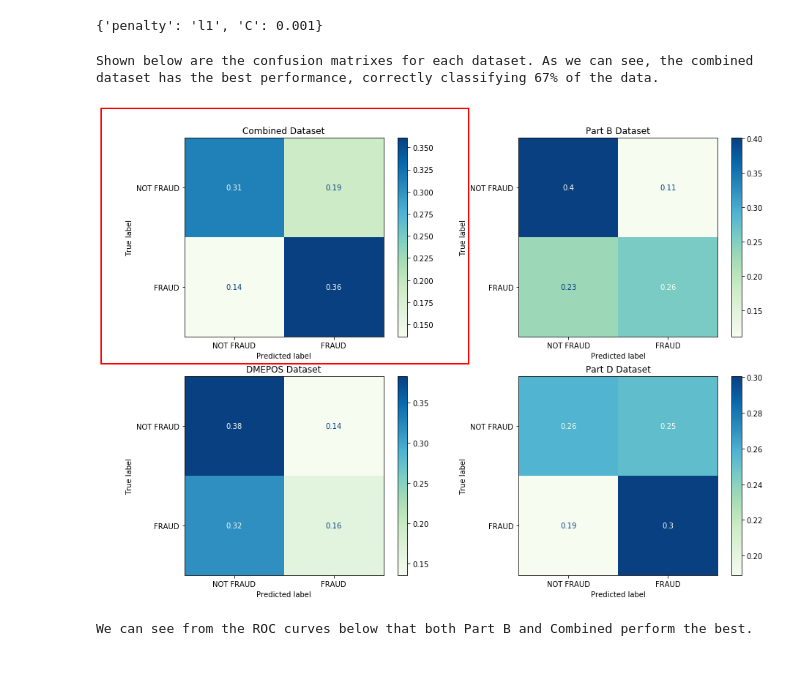
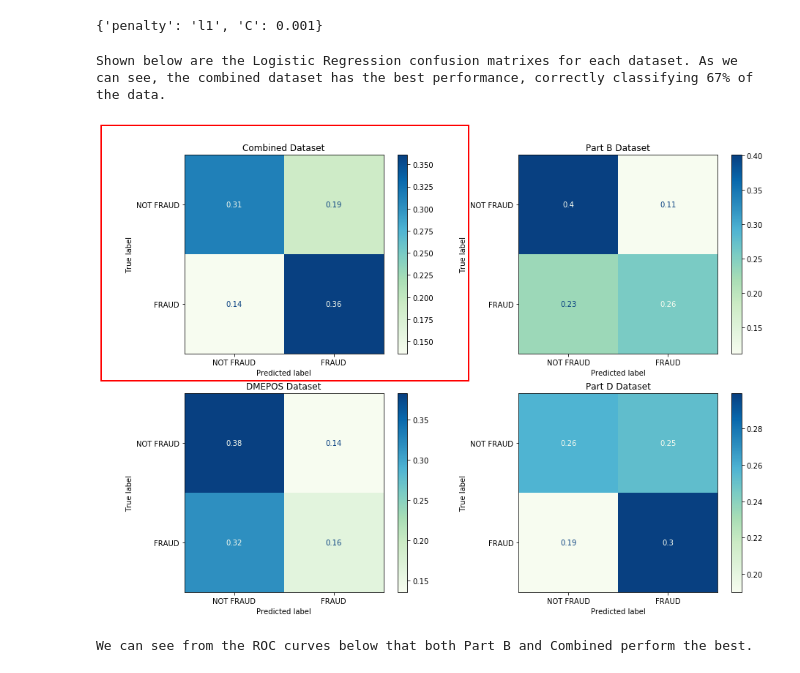
Before and after one commit to brenfrrs/medicare_fraud, a Jupyter notebook: modeling.ipynb, the cells around one changed output. Drawn from its saved outputs; the diff is of its cells as text; code cells hidden in the pictures.

Commit message:
fixed linear regression naming to logistic regression

```diff
--- a/modeling.ipynb
+++ b/modeling.ipynb
@@ -80,45 +80,45 @@ X_train_combined, X_test_combined, y_train_combined, y_test_combined = train_tes
 L1 (Lasso) regression is used to remove the effect of coefficients that provide little predictive power.
 # %%
 #instantiate the models
-linreg_b = LogisticRegression(max_iter=10**4, penalty='l1', solver='saga')
-linreg_d = LogisticRegression(max_iter=10**4, penalty='l1', solver='saga')
-linreg_dmepos = LogisticRegression(max_iter=10**4, penalty='l1', solver='saga')
-linreg_combined = LogisticRegression(max_iter=10**4, penalty='l1', solver='saga')
+logreg_b = LogisticRegression(max_iter=10**4, penalty='l1', solver='saga')
+logreg_d = LogisticRegression(max_iter=10**4, penalty='l1', solver='saga')
+logreg_dmepos = LogisticRegression(max_iter=10**4, penalty='l1', solver='saga')
+logreg_combined = LogisticRegression(max_iter=10**4, penalty='l1', solver='saga')
 # %%
-param_grid_linreg = {
+param_grid_logreg = {
     'penalty': ['l1', 'l2', 'elasticnet'],
     'C': [.01, .05, .001],
 }
 # %%
-grid_tree_linreg_b = RandomizedSearchCV(linreg_b,
-                                  param_grid_linreg,
+grid_tree_logreg_b = RandomizedSearchCV(logreg_b,
+                                  param_grid_logreg,
                                   cv=5,
                                   n_jobs=-1,
                                   scoring='f1')
 
-grid_tree_linreg_d = RandomizedSearchCV(linreg_d,
-                                  param_grid_linreg,
+grid_tree_logreg_d = RandomizedSearchCV(logreg_d,
+                                  param_grid_logreg,
                                   cv=5,
                                   n_jobs=-1,
                                   scoring='f1')
 
-grid_tree_linreg_dmepos = RandomizedSearchCV(linreg_dmepos,
-                                  param_grid_linreg,
+grid_tree_logreg_dmepos = RandomizedSearchCV(logreg_dmepos,
+                                  param_grid_logreg,
                                   cv=5,
                                   n_jobs=-1,
                                   scoring='f1')
 
-grid_tree_linreg_combined = RandomizedSearchCV(linreg_combined,
-                                  param_grid_linreg,
+grid_tree_logreg_combined = RandomizedSearchCV(logreg_combined,
+                                  param_grid_logreg,
                                   cv=5,
                                   n_jobs=-1,
                                   scoring='f1')
 # %%
 #fit the models to the training data
-grid_tree_linreg_b.fit(X_train_b, y_train_b)
-grid_tree_linreg_d.fit(X_train_d, y_train_d)
-grid_tree_linreg_dmepos.fit(X_train_dmepos, y_train_dmepos)
-grid_tree_linreg_combined.fit(X_train_combined, y_train_combined)
+grid_tree_logreg_b.fit(X_train_b, y_train_b)
+grid_tree_logreg_d.fit(X_train_d, y_train_d)
+grid_tree_logreg_dmepos.fit(X_train_dmepos, y_train_dmepos)
+grid_tree_logreg_combined.fit(X_train_combined, y_train_combined)
 # %% [output]
 RandomizedSearchCV(cv=5,
                    estimator=LogisticRegression(max_iter=10000, penalty='l1',
@@ -144,39 +144,39 @@ fig.set_size_inches(15, 11)
 
 # Draw rectangle around best performing dataset.
 rect = plt.Rectangle(
     # (lower-left corner), width, height
     (0.05, 0.49), 0.465, 0.44, fill=False, color="r", lw=2,
     zorder=1000, transform=fig.transFigure, figure=ax[0,0]
 )
 fig.patches.extend([rect])
 
 
 
-confusion_matrix_combined = metrics.plot_confusion_matrix(grid_tree_linreg_combined, X_test_combined, y_test_combined, cmap= "GnBu", ax = ax[0,0], normalize='all')
+confusion_matrix_combined = metrics.plot_confusion_matrix(grid_tree_logreg_combined, X_test_combined, y_test_combined, cmap= "GnBu", ax = ax[0,0], normalize='all')
 ax[0,0].set_title('Combined Dataset')
 ax[0,0].set_xticklabels(['NOT FRAUD','FRAUD'])
 ax[0,0].set_yticklabels(['NOT FRAUD','FRAUD'])
 
-confusion_matrix_partb = metrics.plot_confusion_matrix(grid_tree_linreg_b, X_test_b, y_test_b, cmap= "GnBu", ax = ax[0,1], normalize='all')
+confusion_matrix_partb = metrics.plot_confusion_matrix(grid_tree_logreg_b, X_test_b, y_test_b, cmap= "GnBu", ax = ax[0,1], normalize='all')
 ax[0,1].set_title('Part B Dataset')
 ax[0,1].set_xticklabels(['NOT FRAUD','FRAUD'])
 ax[0,1].set_yticklabels(['NOT FRAUD','FRAUD'])
 
 
-confusion_matrix_partd = metrics.plot_confusion_matrix(grid_tree_linreg_d, X_test_d, y_test_d, cmap= "GnBu", ax = ax[1,1], normalize='all')
+confusion_matrix_partd = metrics.plot_confusion_matrix(grid_tree_logreg_d, X_test_d, y_test_d, cmap= "GnBu", ax = ax[1,1], normalize='all')
 ax[1,1].set_title('Part D Dataset')
 ax[1,1].set_xticklabels(['NOT FRAUD','FRAUD'])
 ax[1,1].set_yticklabels(['NOT FRAUD','FRAUD'])
 
-confusion_matrix_dmepos = metrics.plot_confusion_matrix(grid_tree_linreg_dmepos, X_test_dmepos, y_test_dmepos, cmap= "GnBu", ax = ax[1,0], normalize='all')
+confusion_matrix_dmepos = metrics.plot_confusion_matrix(grid_tree_logreg_dmepos, X_test_dmepos, y_test_dmepos, cmap= "GnBu", ax = ax[1,0], normalize='all')
 ax[1,0].set_title('DMEPOS Dataset')
 ax[1,0].set_xticklabels(['NOT FRAUD','FRAUD'])
 ax[1,0].set_yticklabels(['NOT FRAUD','FRAUD']);
 
 print('Shown below are the Logistic Regression confusion matrixes for each dataset. As we can see, the combined dataset has the best performance, correctly classifying 67% of the data.')
 # %% [output]
-Shown below are the confusion matrixes for each dataset. As we can see, the combined dataset has the best performance, correctly classifying 67% of the data.
+Shown below are the Logistic Regression confusion matrixes for each dataset. As we can see, the combined dataset has the best performance, correctly classifying 67% of the data.
-[figure, old version]
+[figure, new version]
 # %%
 ROC_combined = metrics.plot_roc_curve(grid_tree_linreg_combined, X_test_combined, y_test_combined, name='Combined Dataset')
 ROC_partb = metrics.plot_roc_curve(grid_tree_linreg_b, X_test_b, y_test_b, name='Part B Dataset', ax=ROC_combined.ax_)
```
Also changed, not shown: parts of 6 cells of this notebook.
